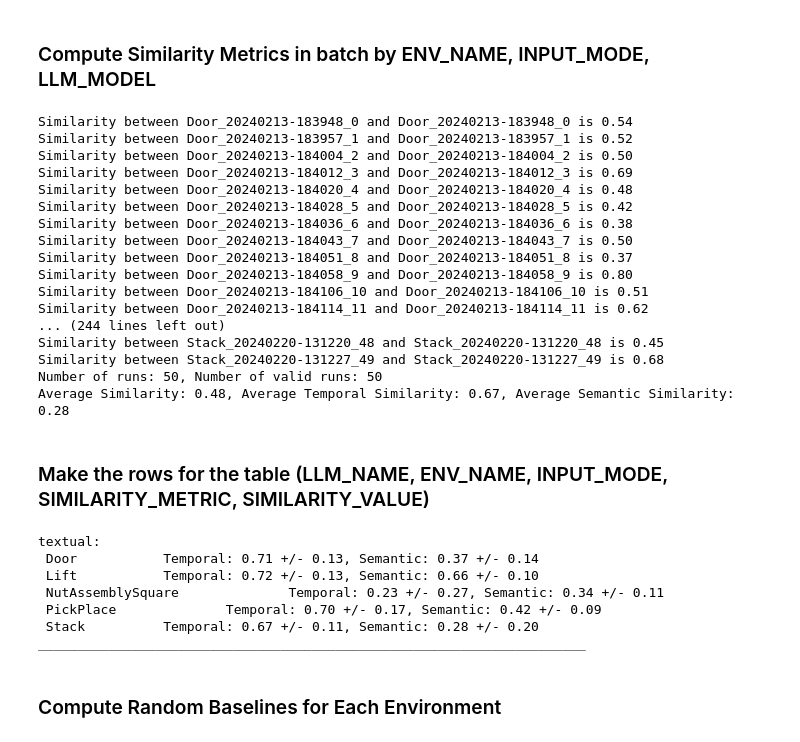
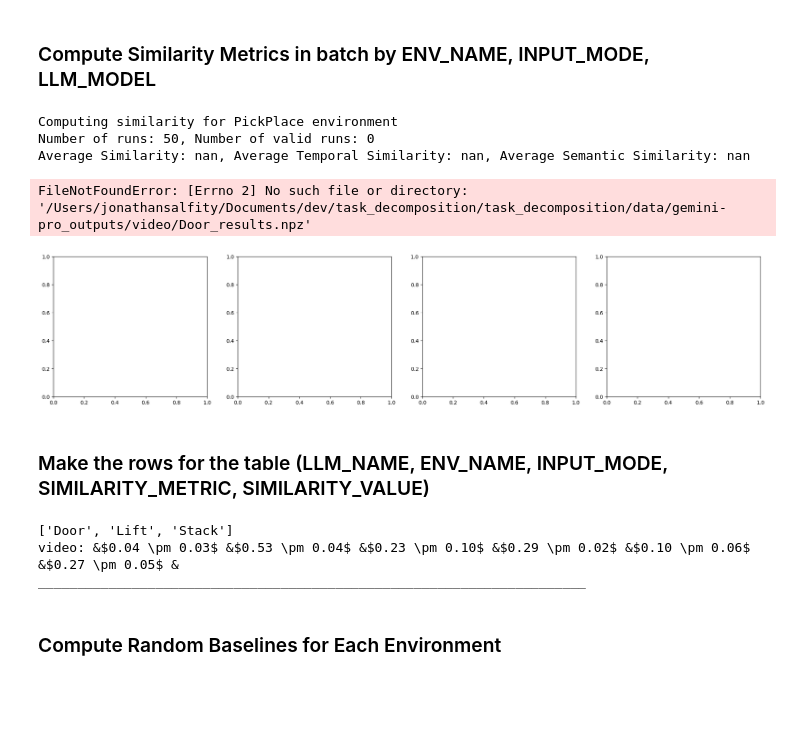
Before and after one commit to jsalfity/task_decomposition, a Jupyter notebook: task_decomposition/analysis/compare_GPT_groundtruth.ipynb, the cells around one changed output. Saved outputs shown, nothing was run; the diff lists cells and outputs as text; code cells hidden in the pictures; blank space fills up the shorter version.

Commit message:
USE model incorporated 2

```diff
--- a/task_decomposition/analysis/compare_GPT_groundtruth.ipynb
+++ b/task_decomposition/analysis/compare_GPT_groundtruth.ipynb
@@ -216,7 +220,7 @@ def compute_batch_similarity(env_name: str,
                                 input_mode=input_mode,
                                 kind="llm_output")
 
-    assert len(gt_files) == len(llm_files), f"The number of groundtruth files {len(gt_files)} and LLM output files {len(llm_files)} are not the same."
+    # assert len(gt_files) == len(llm_files), f"The number of groundtruth files {len(gt_files)} and LLM output files {len(llm_files)} are not the same."
 
     n_runs = len(gt_files)
     output = {"temporal":np.full(n_runs, np.nan),
@@ -247,8 +251,8 @@ def compute_batch_similarity(env_name: str,
         output['temporal'][idx]=similarity["temporal"]
         output['semantic'][idx]=similarity["semantic"]
         output['total'][idx]=similarity["total"]
-        # if verbose:
-        #     print(f"Similarity between {gt_runid} and {llm_runid} is {similarity['total']:.2f}")
+        if verbose:
+            print(f"Similarity between {gt_runid} and {llm_runid} is {similarity['total']:.2f}")
 
     # Clean the output in case nans are present
     output['temporal'] = output['temporal'][~np.isnan(output['temporal'])]
@@ -262,93 +266,83 @@ def compute_batch_similarity(env_name: str,
     print(f"Average Similarity: {np.mean(output['total']):.2f}, Average Temporal Similarity: {np.mean(output['temporal']):.2f}, Average Semantic Similarity: {np.mean(output['semantic']):.2f}")
 
 env_names = ENVIRONMENT_NAMES
-input_mode = "textual"
-llm_model = "gpt-4-vision-preview"
-for env_name in env_names:
+input_mode = "video"
+llm_model = "video-llava"
+for env_name in ['PickPlace']:
+    print(f"Computing similarity for {env_name} environment")
     compute_batch_similarity(env_name=env_name,
                             input_mode=input_mode,
                             llm_model=llm_model,
                             SAVE_OUTPUT=True)
 # %% [output]
-Similarity between Door_20240213-183948_0 and Door_20240213-183948_0 is 0.54
-Similarity between Door_20240213-183957_1 and Door_20240213-183957_1 is 0.52
-Similarity between Door_20240213-184004_2 and Door_20240213-184004_2 is 0.50
-Similarity between Door_20240213-184012_3 and Door_20240213-184012_3 is 0.69
-Similarity between Door_20240213-184020_4 and Door_20240213-184020_4 is 0.48
-Similarity between Door_20240213-184028_5 and Door_20240213-184028_5 is 0.42
-Similarity between Door_20240213-184036_6 and Door_20240213-184036_6 is 0.38
-Similarity between Door_20240213-184043_7 and Door_20240213-184043_7 is 0.50
-Similarity between Door_20240213-184051_8 and Door_20240213-184051_8 is 0.37
-Similarity between Door_20240213-184058_9 and Door_20240213-184058_9 is 0.80
-Similarity between Door_20240213-184106_10 and Door_20240213-184106_10 is 0.51
-Similarity between Door_20240213-184114_11 and Door_20240213-184114_11 is 0.62
-... (244 lines left out)
-Similarity between Stack_20240220-131220_48 and Stack_20240220-131220_48 is 0.45
-Similarity between Stack_20240220-131227_49 and Stack_20240220-131227_49 is 0.68
-Number of runs: 50, Number of valid runs: 50
-Average Similarity: 0.48, Average Temporal Similarity: 0.67, Average Semantic Similarity: 0.28
+Computing similarity for PickPlace environment
+Number of runs: 50, Number of valid runs: 0
+Average Similarity: nan, Average Temporal Similarity: nan, Average Semantic Similarity: nan
 # %%
 # sns.histplot(data=[temporal, semantic, total], legend=True, kde=True, bins=25)
 # env_name = "Door"
 # query_type = "video"
 # npresultspath = GPT_OUTPUT_PATH+f"/{query_type}/{env_name}"
 # similarity = np.load(f"{npresultspath}_results.npz", allow_pickle=True)
 N_BINS = 20
 def make_histogram_grid(env_names: list, input_modes: list):
     """
     Create a grid of histograms for the similarity scores between groundtruth and gpt output files.
     Each histogram will show the distribution of the similarity scores for a given environment and query type.
     """
     n_rows = len(input_modes)
     n_cols = len(env_names)
     fig, axs = plt.subplots(n_rows, n_cols, figsize=(25, 5*n_rows))
     for i, env_name in enumerate(env_names):
         for j, input_mode in enumerate(input_modes):
             npresultspath = LLM_OUTPUT_PATH(llm_model, input_mode, env_name)
             similarity = np.load(f"{npresultspath}_results.npz", allow_pickle=True)
             temporal = similarity['temporal']
             semantic = similarity['semantic']
             ax = axs[j, i] if n_rows > 1 else axs[i]
             sns.histplot(data=[temporal, semantic], legend=True, bins=N_BINS, ax=ax)
             ax.legend(["Temporal", "Semantic"], loc='upper left')
             ax.set_xlabel('Similarity')
             ax.set_ylabel('Frequency')
             ax.set_xlim(0, 1)
             input_mode = "Text and Video" if input_mode=="textvideo" else input_mode.capitalize()
             ax.set_title(f"{llm_model} {input_mode} | {env_name}, ")
 
 llm_model = "gemini-pro"
-envs = ["Lift", "Door", "Stack", "PickPlace"]
-# input_modes = ["textvideo", "text", "video"]
-input_modes = ["text"]
+envs = ENVIRONMENT_NAMES
+input_modes = ["video"]
 make_histogram_grid(envs, input_modes)
+# %% [output]
+FileNotFoundError: [Errno 2] No such file or directory: '/Users/jonathansalfity/Documents/dev/task_decomposition/task_decomposition/data/gemini-pro_outputs/video/Door_results.npz'
+[figure, added]
 # %% [markdown]
 ### Make the rows for the table (LLM_NAME, ENV_NAME, INPUT_MODE, SIMILARITY_METRIC, SIMILARITY_VALUE)
 # %%
 # Make the big table of all the similarity results
-llm_model = "gpt-4-vision-preview"
+llm_model = "video-llava"
 # query_types = ["textvideo", "text" , "video"]
-# env_names = ["Lift", "Door", "Stack", "PickPlace"]
-env_names = ENVIRONMENT_NAMES
-input_modes = ["textual"]
+env_names = ["Door", "Lift", "Stack"]
+# env_names = ENVIRONMENT_NAMES
+input_modes = ["video"]#, "textualvideo", "video"]
+print(env_names)
 for input_mode in input_modes:
-    print(f"{input_mode}: ")
+    print(f"{input_mode}: &", end="")
     for env_name in env_names:
         npresultspath =  LLM_OUTPUT_PATH(llm_model, input_mode, env_name)
         similarity = np.load(f"{npresultspath}_results.npz", allow_pickle=True)
         total_mean, total_std = np.mean(similarity['total']), np.std(similarity['total'])
-        print(f" {env_name}", end="")
         temporal_mean, temporal_std = np.mean(similarity['temporal']), np.std(similarity['temporal'])
         semantic_mean, semantic_std = np.mean(similarity['semantic']), np.std(similarity['semantic'])
-        print(f"\t\tTemporal: {temporal_mean:.2f} +/- {temporal_std:.2f}, Semantic: {semantic_mean:.2f} +/- {semantic_std:.2f}")
+        print(f'${temporal_mean:.2f} \pm {temporal_std:.2f}$ &', end="")
+        print(f'${semantic_mean:.2f} \pm {semantic_std:.2f}$ &', end="")
+
+    print('')
     print("______________________________________________________________________")
+
+# Convert to latex:
 # %% [output]
-textual:
- Door           Temporal: 0.71 +/- 0.13, Semantic: 0.37 +/- 0.14
- Lift           Temporal: 0.72 +/- 0.13, Semantic: 0.66 +/- 0.10
- NutAssemblySquare              Temporal: 0.23 +/- 0.27, Semantic: 0.34 +/- 0.11
- PickPlace              Temporal: 0.70 +/- 0.17, Semantic: 0.42 +/- 0.09
- Stack          Temporal: 0.67 +/- 0.11, Semantic: 0.28 +/- 0.20
+['Door', 'Lift', 'Stack']
+video: &$0.04 \pm 0.03$ &$0.53 \pm 0.04$ &$0.23 \pm 0.10$ &$0.29 \pm 0.02$ &$0.10 \pm 0.06$ &$0.27 \pm 0.05$ &
 ______________________________________________________________________
 # %% [markdown]
 ### Compute Random Baselines for Each Environment
```
Also changed, not shown: parts of 4 cells of this notebook, 6 other files.
